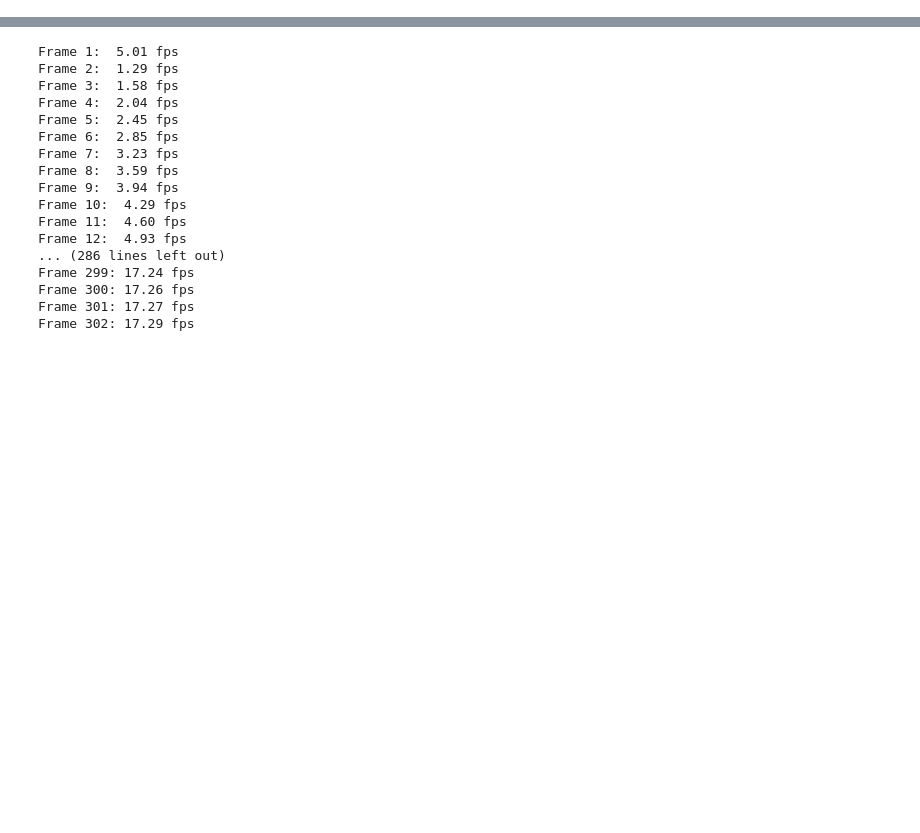
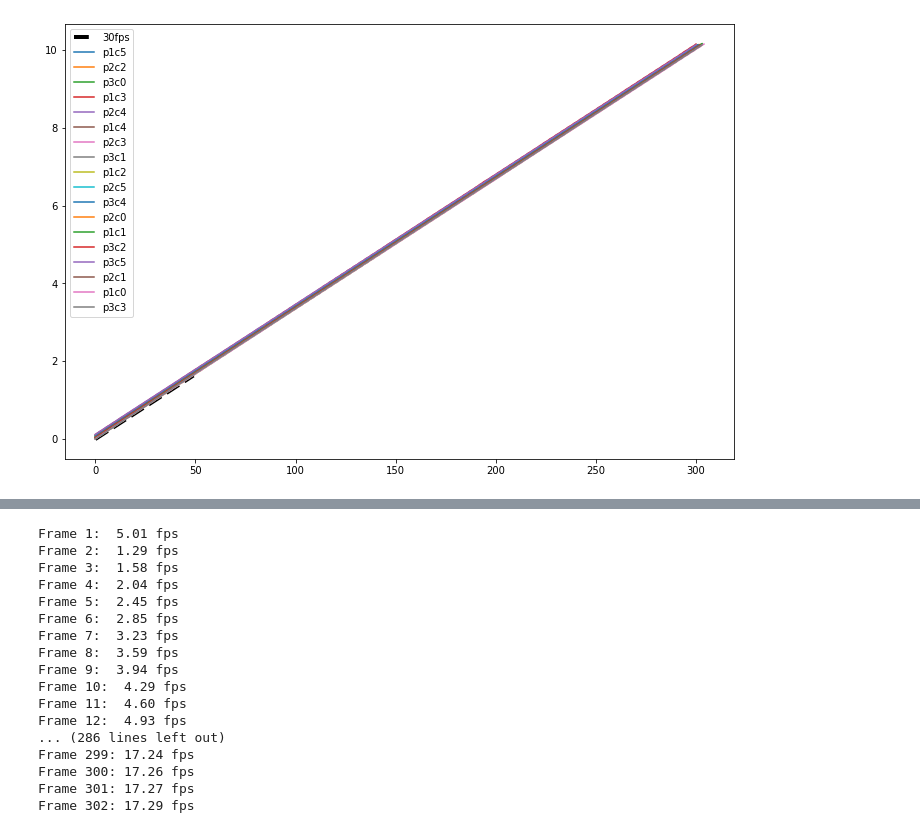
Before and after one commit to barbourww/I24-video-ingest, a Jupyter notebook: image_analysis_notebook.ipynb, the cells around one changed output, grey strips where cells are left out. Drawn from its saved outputs; the diff is of its cells as text; code cells hidden in the pictures; blank space fills up the shorter version.

```diff
--- a/image_analysis_notebook.ipynb
+++ b/image_analysis_notebook.ipynb
@@ -12,0 +193,12 @@ print(video_files)
+# %%
+all_min = min([min(ts) for ts in timestamps.values()])
+t_ref = [1/30 * ti for ti in range(max([len(ts) for ts in timestamps.values()]))]
+fig, ax = plt.subplots(1, 1, figsize=(12, 8))
+ax.plot(t_ref[:50], 'k--', linewidth=4, label='30fps')
+for cam, ts in timestamps.items():
+    ts = [t - all_min for t in ts]
+    ax.plot(ts[:500], label=cam)
+plt.legend()
+plt.show()
+# %% [output]
+[figure, added]
```
Also changed, not shown: parts of 16 cells of this notebook.
